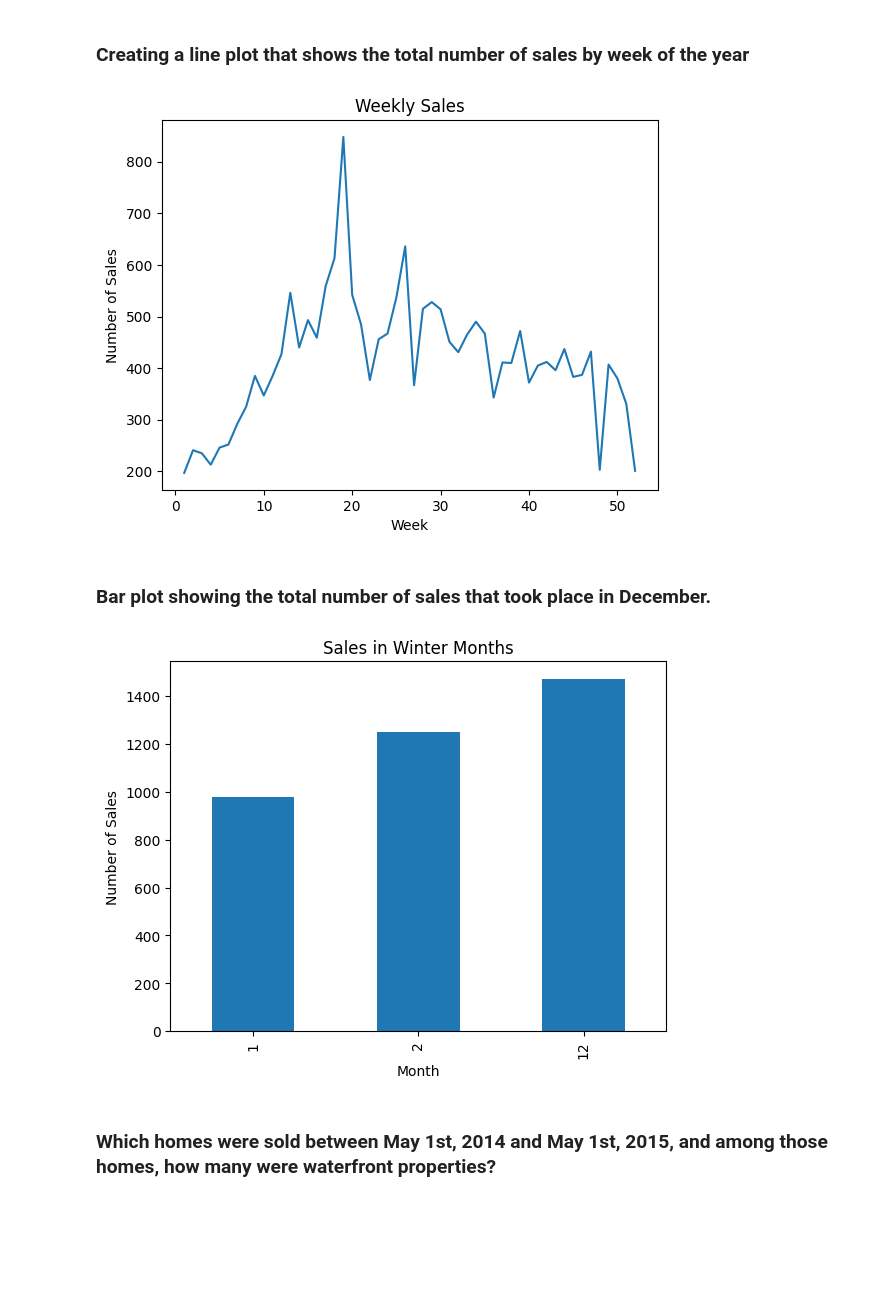
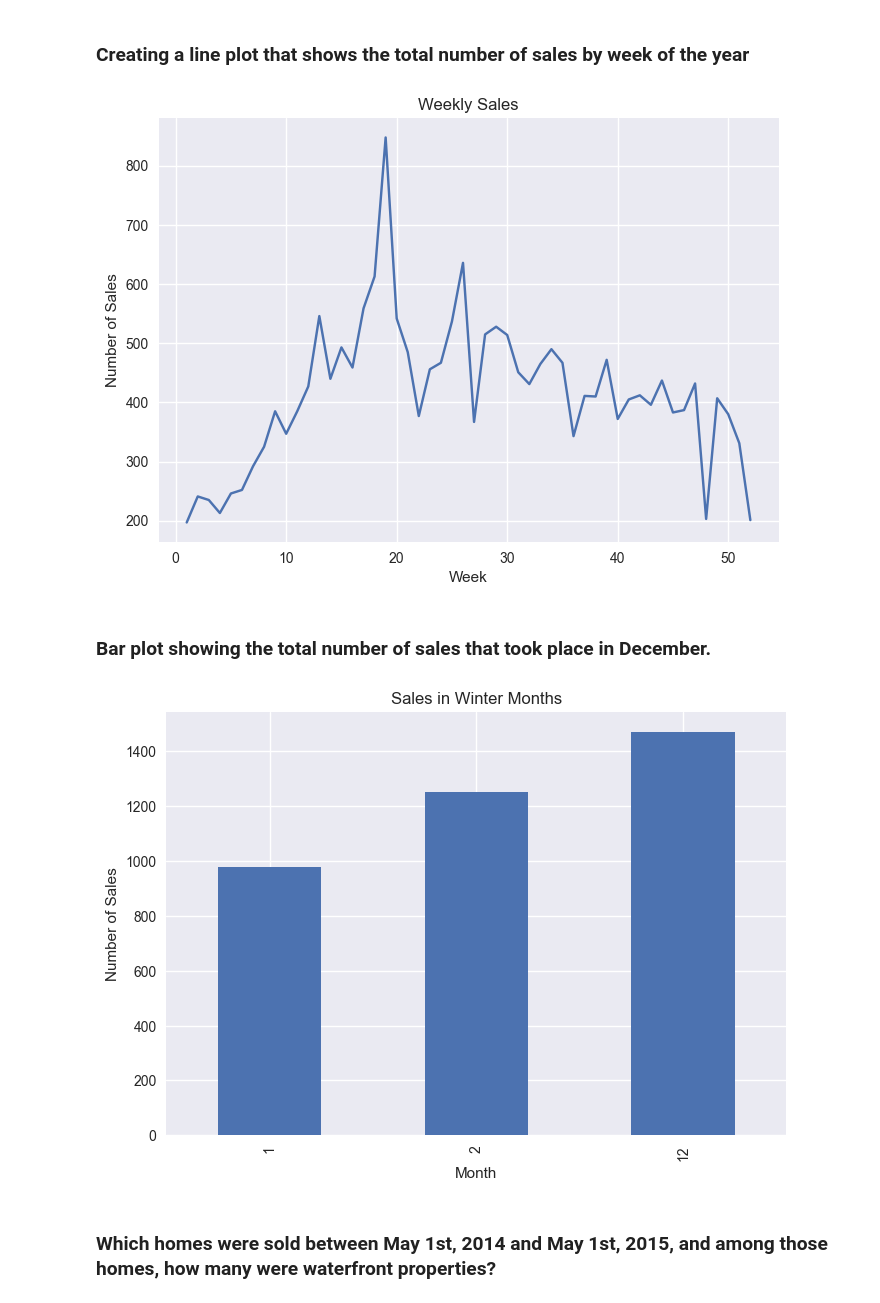
Before and after one commit to YaqoobD/KC_houses_data_Analysis, a Jupyter notebook: houses_sale.ipynb, the cells around one changed output. Saved outputs shown, nothing was run; the diff lists cells and outputs as text; code cells hidden in the pictures; blank space fills up the shorter version.

```diff
--- a/houses_sale.ipynb
+++ b/houses_sale.ipynb
@@ -116,6 +136,7 @@ memory usage: 3.5 MB
 ### What is the overall distribution of house prices?
 # %%
 # Create histogram of house prices
+plt.style.use('seaborn-v0_8')
 plt.hist(sales['price'], bins=50)
 plt.xlabel('House Price')
 plt.ylabel('Frequency')
@@ -125,5 +146,6 @@ plt.show()
 # %%
 # Plotting the distribution of sale prices using seaborn's distplot function
+plt.style.use('seaborn-v0_8')
 sns.distplot(sales['price']);
 # %% [output]
 `distplot` is a deprecated function and will be removed in seaborn v0.14.0.
@@ -192,6 +234,7 @@ sales[sales.date == top_date]
 ### What are the years in which home sales took place in 2014 and 2015?
 # %%
 # Count the number of sales for each year and create a bar chart
+plt.style.use('seaborn-v0_8')
 sales['date'].dt.year.value_counts().plot(kind='bar')
 
 # Set the chart title
@@ -241,6 +284,7 @@ one_year = sales[sales.date.between('2014-05-01', '2015-05-01')].sort_values('da
 one_year.date.dt.month.value_counts().sort_index().plot(kind='bar')
 
 # Add labels
+plt.style.use('seaborn-v0_8')
 plt.title('Monthly Sales from May 1, 2014 to May 1, 2015')
 plt.xlabel('Month')
 plt.ylabel('Number of Sales')
@@ -265,17 +309,18 @@ Name: date, dtype: int64
 # %%
 # Count number of sales by week and generate line plot
 weekly_sales = sales.date.dt.isocalendar().week.value_counts().sort_index()
 weekly_sales.plot(kind='line')
 
 # Add labels and title to plot
+plt.style.use('seaborn-v0_8')
 plt.xlabel('Week')
 plt.ylabel('Number of Sales')
 plt.title('Weekly Sales')
 
 # Display plot
 plt.show()
 # %% [output]
-[figure, old version]
+[figure, new version]
 # %% [markdown]
 ### Bar plot showing the total number of sales that took place in December.
 # %%
@@ -287,6 +332,7 @@ monthly_sales = df.date.dt.month.value_counts().sort_index()
 monthly_sales.plot(kind='bar')
 
 # Add labels and title to plot
+plt.style.use('seaborn-v0_8')
 plt.xlabel('Month')
 plt.ylabel('Number of Sales')
 plt.title('Sales in Winter Months')
@@ -294,7 +340,7 @@ plt.title('Sales in Winter Months')
 # Display plot
 plt.show()
 # %% [output]
-[figure, old version]
+[figure, new version]
 # %% [markdown]
 ### Which homes were sold between May 1st, 2014 and May 1st, 2015, and among those homes, how many were waterfront properties?
 # %%
```
Also changed, not shown: parts of 14 cells of this notebook.
